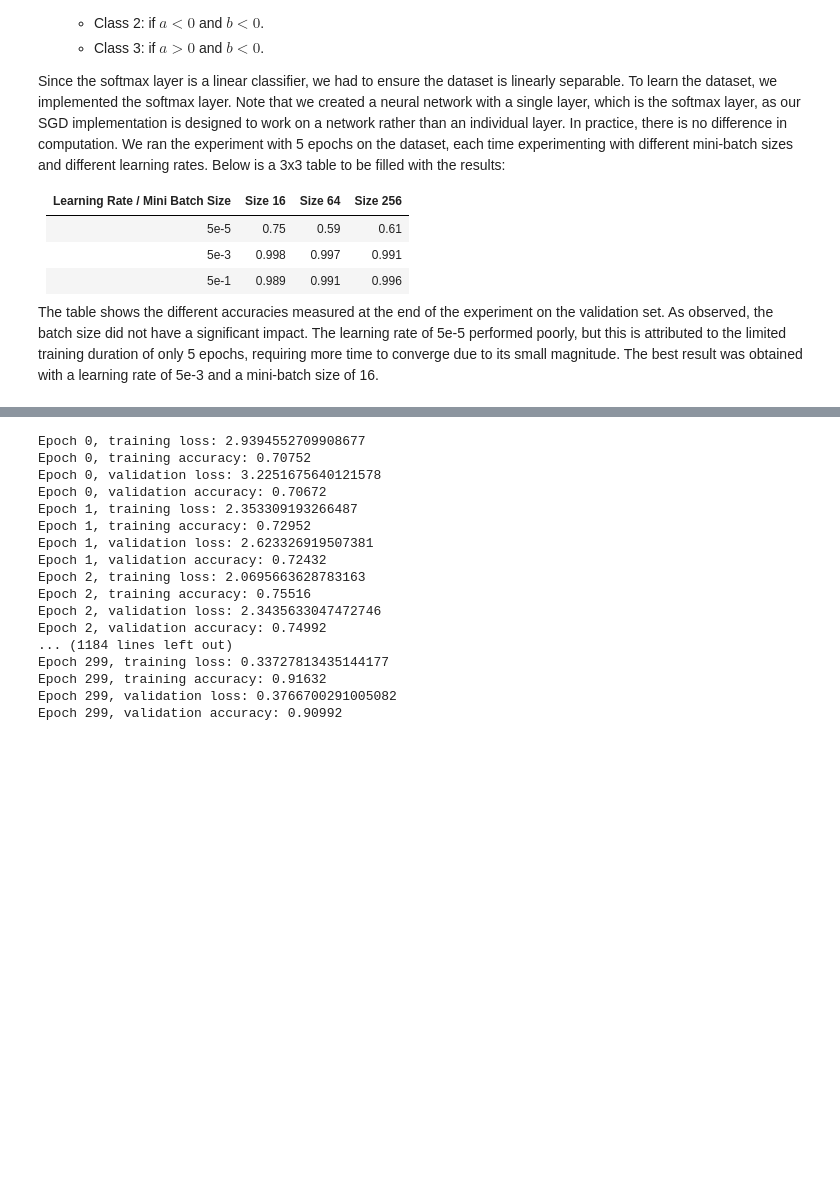
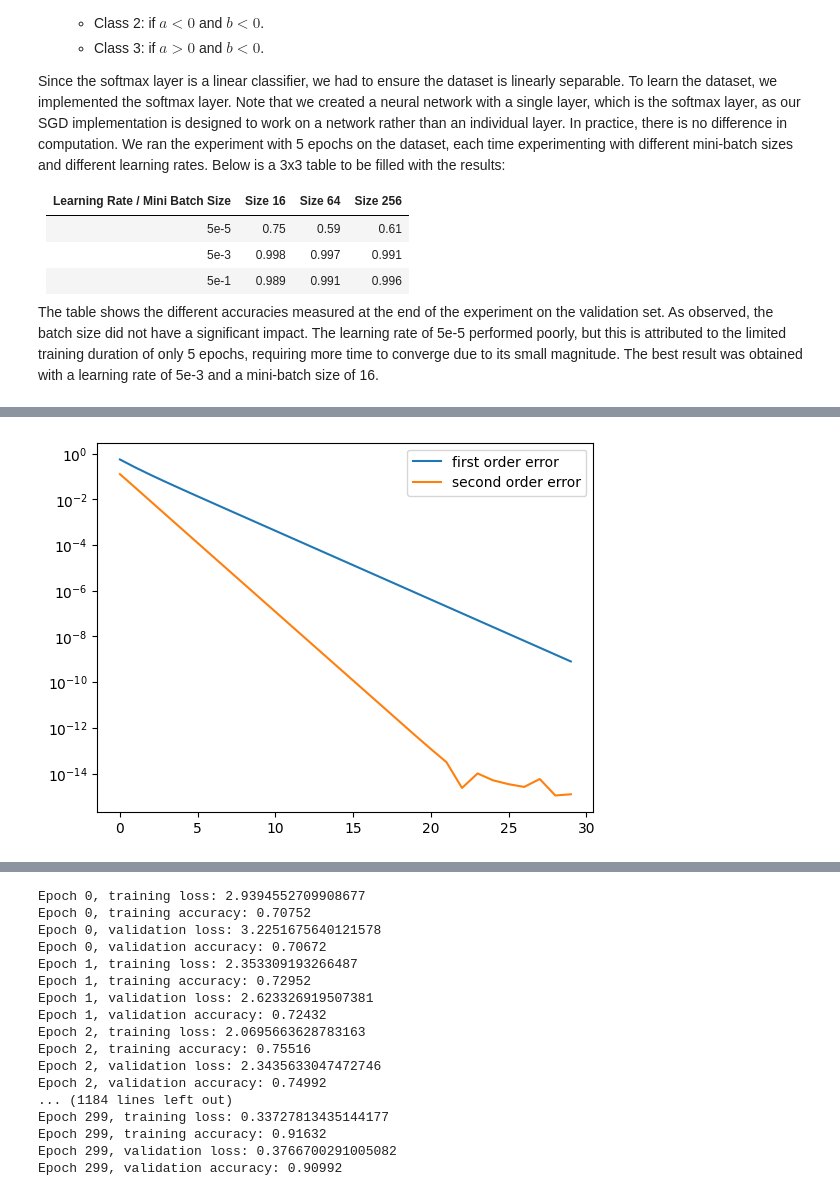
Before and after one commit to elemyoav/Deep-Learning, a Jupyter notebook: Deep-Learning-1.ipynb, the cells around one changed output, grey strips where cells are left out. Cells and saved outputs as stored; diff of their text form; code cells hidden in the pictures; blank space fills up the shorter version.

```diff
--- a/Deep-Learning-1.ipynb
+++ b/Deep-Learning-1.ipynb
@@ -199 +228,17 @@ JacobianTest(tanh_layer, x)
+# %%
+N = GenericNetwork(
+                   layers=[
+                            ReLULayer(2, 32),
+                            TanhLayer(32, 128),
+                            ReLULayer(128, 2),
+                        ],
+                    output_layer= SoftmaxLayer(2, 4),
+                )
+
+x = np.random.rand(2, 1)
+y = np.array([[0, 0, 1, 0]]).T
+
+Gradient_test(N, x, y)
+# %% [output]
+[figure, added]
 # %% [markdown]
```
Also changed, not shown: parts of 13 cells of this notebook, 1 other file.
